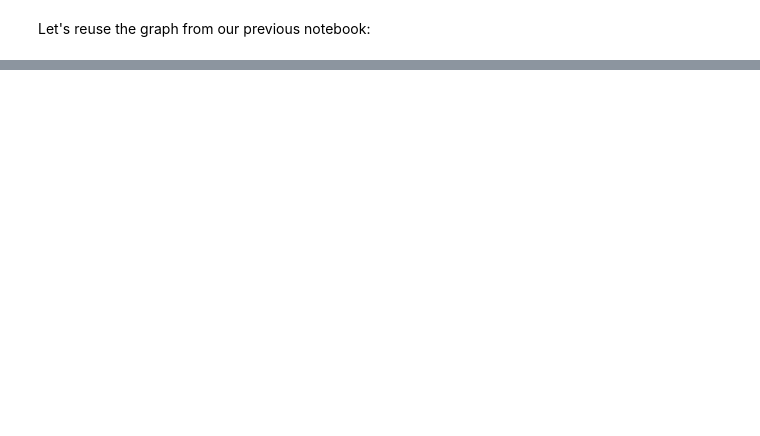
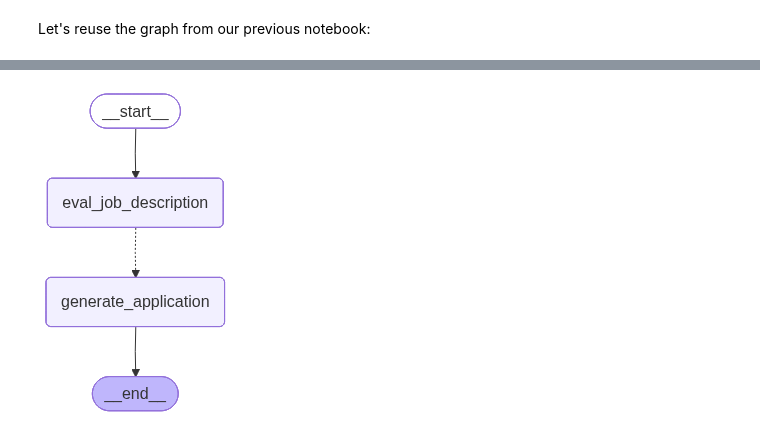
Before and after one commit to leslie-zi-pan/generative_ai_with_langchain, a Jupyter notebook: chapter3/error_handling.ipynb, the cells around one changed output, grey strips where cells are left out. Cells and saved outputs as stored; diff of their text form; code cells hidden in the pictures; blank space fills up the shorter version.

```diff
--- a/chapter3/error_handling.ipynb
+++ b/chapter3/error_handling.ipynb
@@ -129,3 +75,58 @@ display(Image(graph.get_graph().draw_mermaid_png()))
+# %%
+from typing_extensions import TypedDict
+from typing import Annotated, Literal
+from operator import add
+from langgraph.graph import StateGraph, START, END
+
+class JobApplicationState(TypedDict):
+    job_description: str
+    is_suitable: bool
+    application: str
+    actions: Annotated[list[str], add]
+
+def generate_application(state: JobApplicationState):
+    print("...Generating Application...")
+    return {"application": "some_fake_application", "actions": ["action2"]}
+
+def is_suitable_condition(state: JobApplicationState) -> Literal["generate_application", END]:
+    if state.get("is_suitable"):
+        return "generate_application"
+    return END
+# %%
+from langchain_core.runnables.config import RunnableConfig
+
+llms = {
+    "fake": fake_llm,
+    "Google": llm
+}
+
+def eval_job_description(state, config: RunnableConfig):
+    try:
+        print("Here")
+        llm = config["configurable"].get("model_provider", "Google")
+        analyse_chain = llm | parser
+        prompt = prompt_template_enum.format(job_description=job_description)
+        result = analyse_chain.invoke(prompt)
+        return {"is_suitable": result}
+    except Exception as e:
+        logger.error(f"Exception {e} occured while executing eval_job_description")
+        return {"is_suitable": False}
+
+builder = StateGraph(JobApplicationState)
+
+builder.add_node("eval_job_description", eval_job_description)
+builder.add_node("generate_application", generate_application)
+
+builder.add_edge(START, "eval_job_description")
+builder.add_conditional_edges("eval_job_description", is_suitable_condition)
+builder.add_edge("generate_application", END)
+
+graph = builder.compile()
+
+from IPython.display import Image, display
+display(Image(graph.get_graph().draw_mermaid_png(wrap_label_n_words=20)))
+# %% [output]
+[figure, added]
 # %%
 res = graph.invoke({"job_description":"fake_jd"}, config={"configurable": {"model_provider": "fake"}})
 print(res)
```
Also changed, not shown: parts of 27 cells of this notebook, 2 other files.
